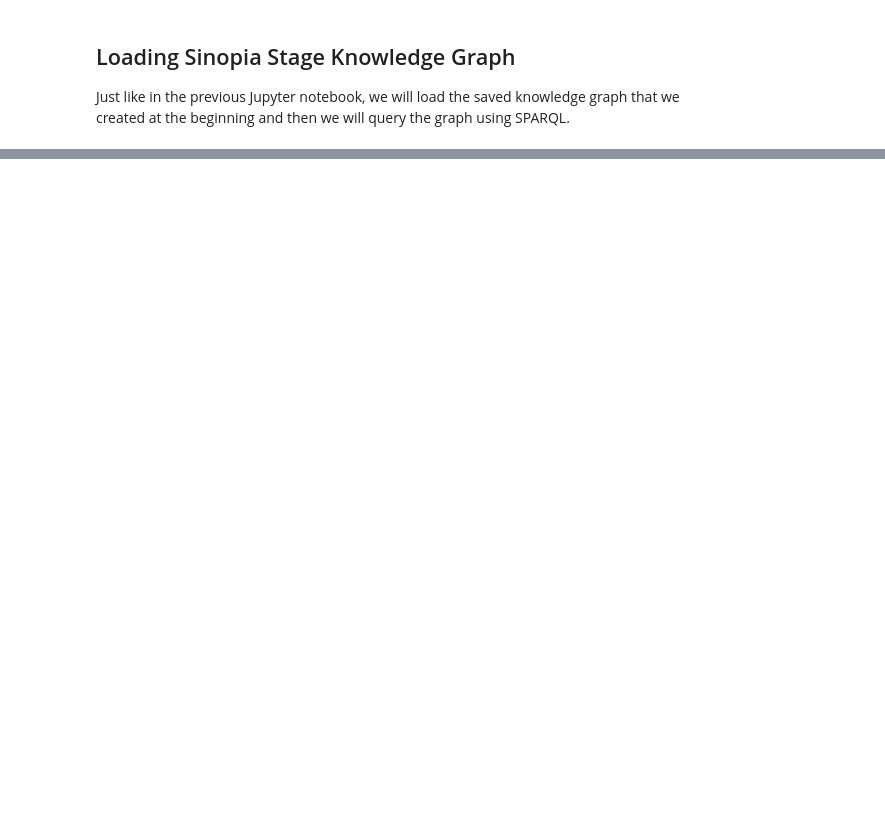
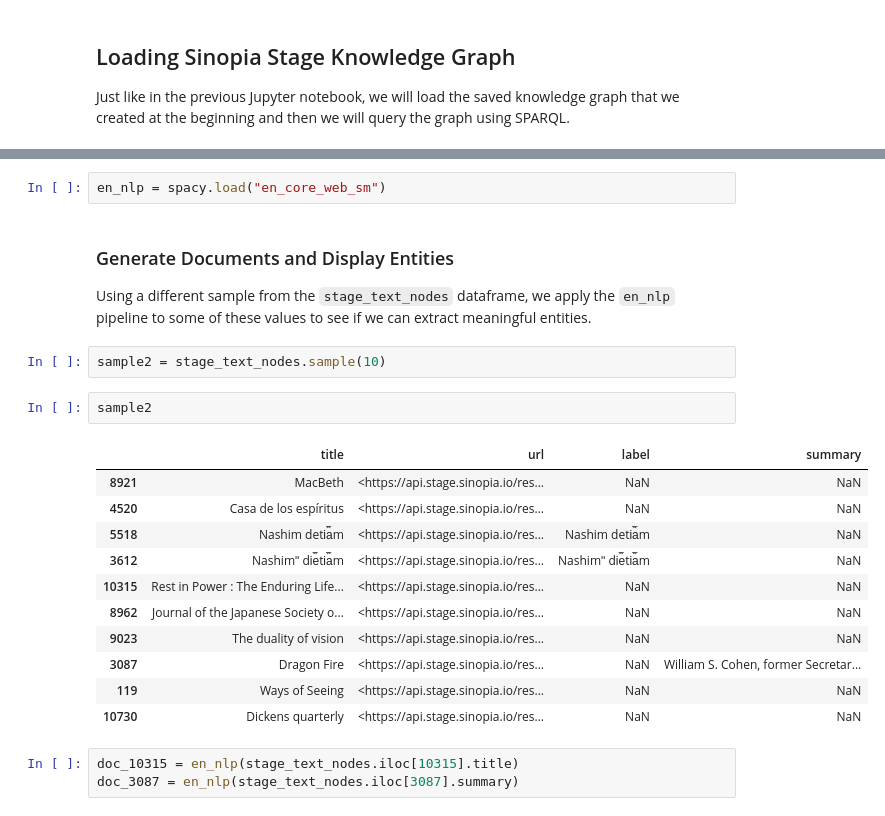
Before and after one commit to LD4P/rdf-ai-workshop, a Jupyter notebook: 03_NLPspaCy.ipynb, the cells around one changed output, grey strips where cells are left out. Cells and saved outputs as stored; diff of their text form; blank space fills up the shorter version.

```diff
--- a/03_NLPspaCy.ipynb
+++ b/03_NLPspaCy.ipynb
@@ -98,0 +272,24 @@ Applying the spaCy Phrase matcher to titles and summaries from the Sinopia
+# %%
+en_nlp = spacy.load("en_core_web_sm")
+# %% [markdown]
+### Generate Documents and Display Entities
+Using a different sample from the `stage_text_nodes` dataframe, we apply the `en_nlp` pipeline to some of these values to see if we can extract meaningful entities.
+# %%
+sample2 = stage_text_nodes.sample(10)
+# %%
+sample2
+# %% [output]
+|  | title | url | label | summary |
+| 8921 | MacBeth | <https://api.stage.sinopia.io/res... | NaN | NaN |
+| 4520 | Casa de los espíritus | <https://api.stage.sinopia.io/res... | NaN | NaN |
+| 5518 | Nashim deti︠a︡m | <https://api.stage.sinopia.io/res... | Nashim deti︠a︡m | NaN |
+| 3612 | Nashimʺ di︠e︡ti︠a︡m | <https://api.stage.sinopia.io/res... | Nashimʺ di︠e︡ti︠a︡m | NaN |
+| 10315 | Rest in Power : The Enduring Life... | <https://api.stage.sinopia.io/res... | NaN | NaN |
+| 8962 | Journal of the Japanese Society o... | <https://api.stage.sinopia.io/res... | NaN | NaN |
+| 9023 | The duality of vision | <https://api.stage.sinopia.io/res... | NaN | NaN |
+| 3087 | Dragon Fire | <https://api.stage.sinopia.io/res... | NaN | William S. Cohen, former Secretar... |
+| 119 | Ways of Seeing | <https://api.stage.sinopia.io/res... | NaN | NaN |
+| 10730 | Dickens quarterly | <https://api.stage.sinopia.io/res... | NaN | NaN |
+# %%
+doc_10315 = en_nlp(stage_text_nodes.iloc[10315].title)
+doc_3087 = en_nlp(stage_text_nodes.iloc[3087].summary)
```
Also changed, not shown: parts of 77 cells of this notebook, 9 other files.
